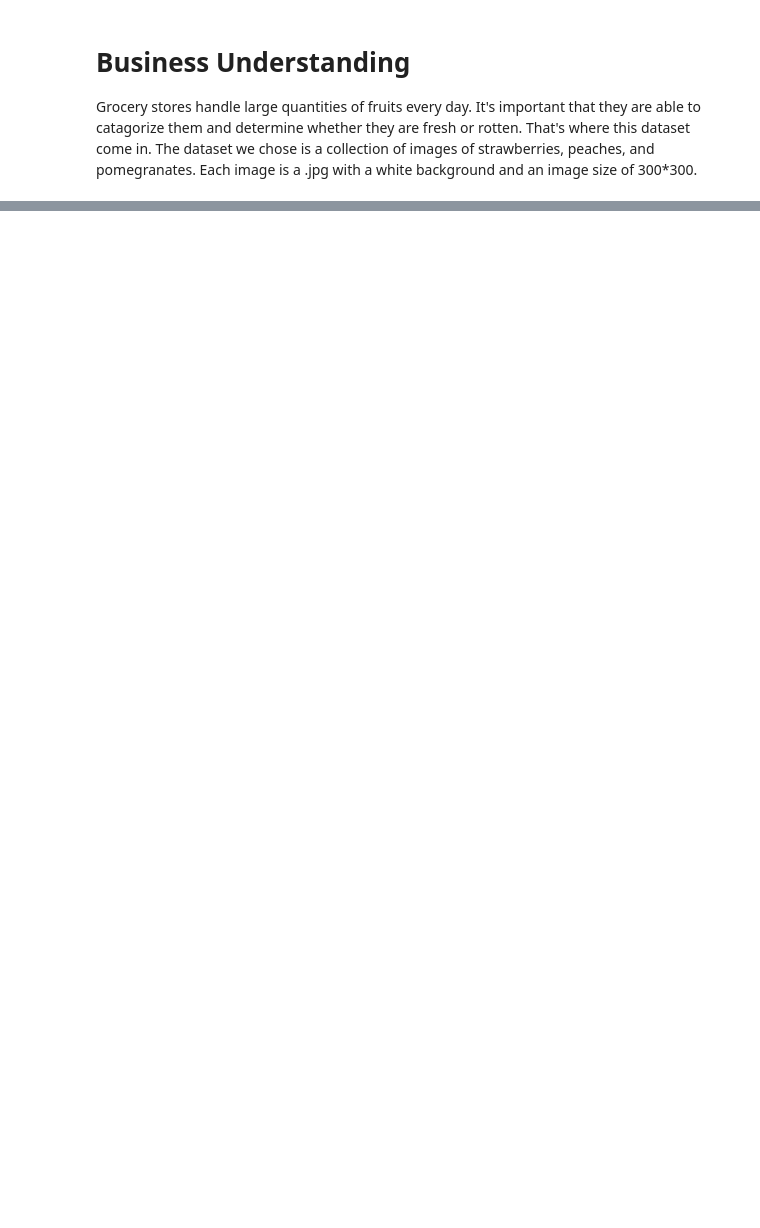
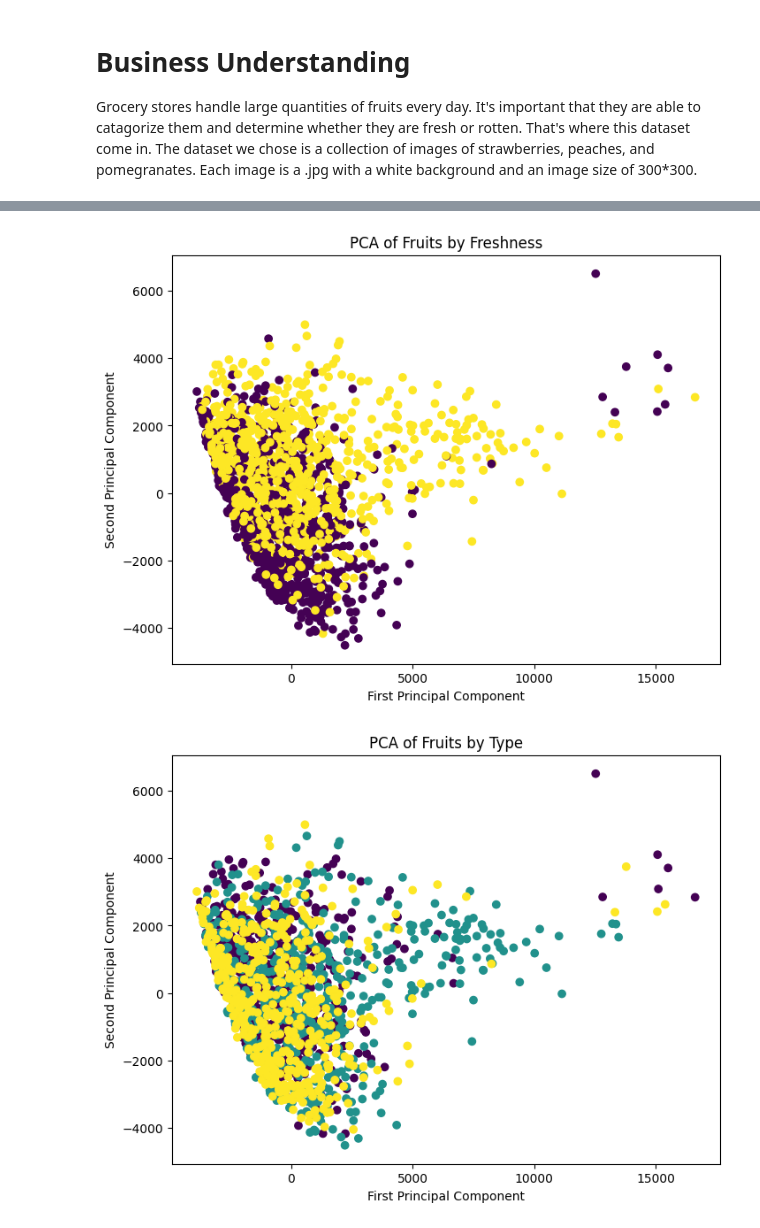
Before and after one commit to QuinnMatthews/MLinPyNotebooks, a Jupyter notebook: Lab Two/LabTwo.ipynb, the cells around one changed output, grey strips where cells are left out. Drawn from its saved outputs; the diff is of its cells as text; code cells hidden in the pictures; blank space fills up the shorter version.

```diff
--- a/Lab Two/LabTwo.ipynb
+++ b/Lab Two/LabTwo.ipynb
@@ -50,0 +65,32 @@ plot_gallery(data_set, dataset_target, h, w)
+# %%
+# PCA for dimensionality reduction
+from sklearn.decomposition import PCA
+
+# Perform PCA
+pca = PCA(n_components=2)
+data_set_pca = pca.fit_transform(data_set)
+
+# Plot the PCA
+plt.figure(figsize=(8, 6))
+plt.scatter(data_set_pca[:, 0], data_set_pca[:, 1], c=[0 if x[0] == 'fresh' else 1 for x in dataset_target])
+
+plt.xlabel('First Principal Component')
+plt.ylabel('Second Principal Component')
+
+plt.title('PCA of Fruits by Freshness')
+
+plt.show()
+
+# PCA of fruits by type
+plt.figure(figsize=(8, 6))
+plt.xlabel('First Principal Component')
+plt.ylabel('Second Principal Component')
+
+plt.scatter(data_set_pca[:, 0], data_set_pca[:, 1], c=[0 if x[1] == 'peach' else 1 if x[1] == 'pomegranate' else 2 for x in dataset_target])
+
+plt.title('PCA of Fruits by Type')
+
+plt.show()
+# %% [output]
+[figure, added]
+[figure, added]
```
Also changed, not shown: parts of 8 cells of this notebook.
